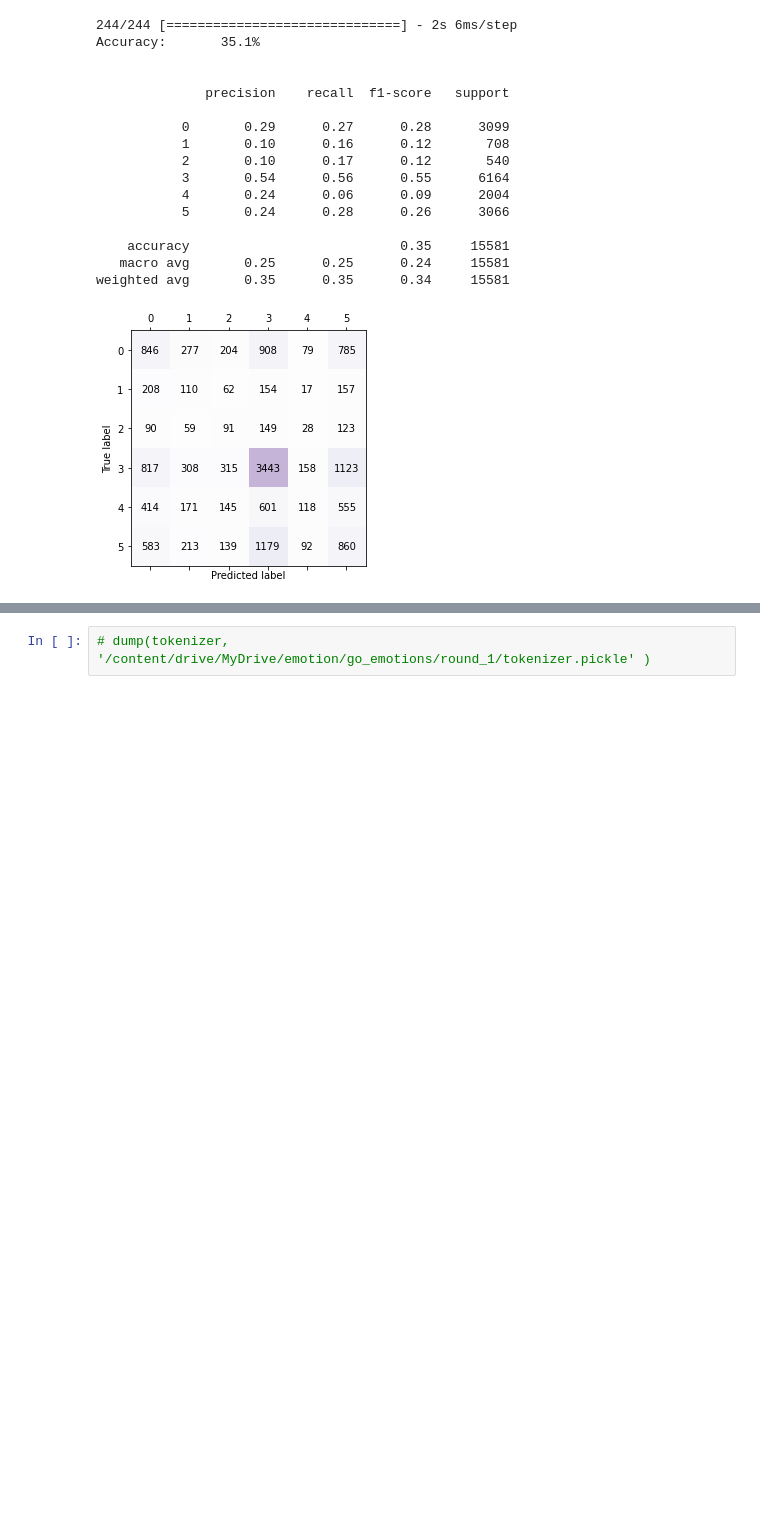
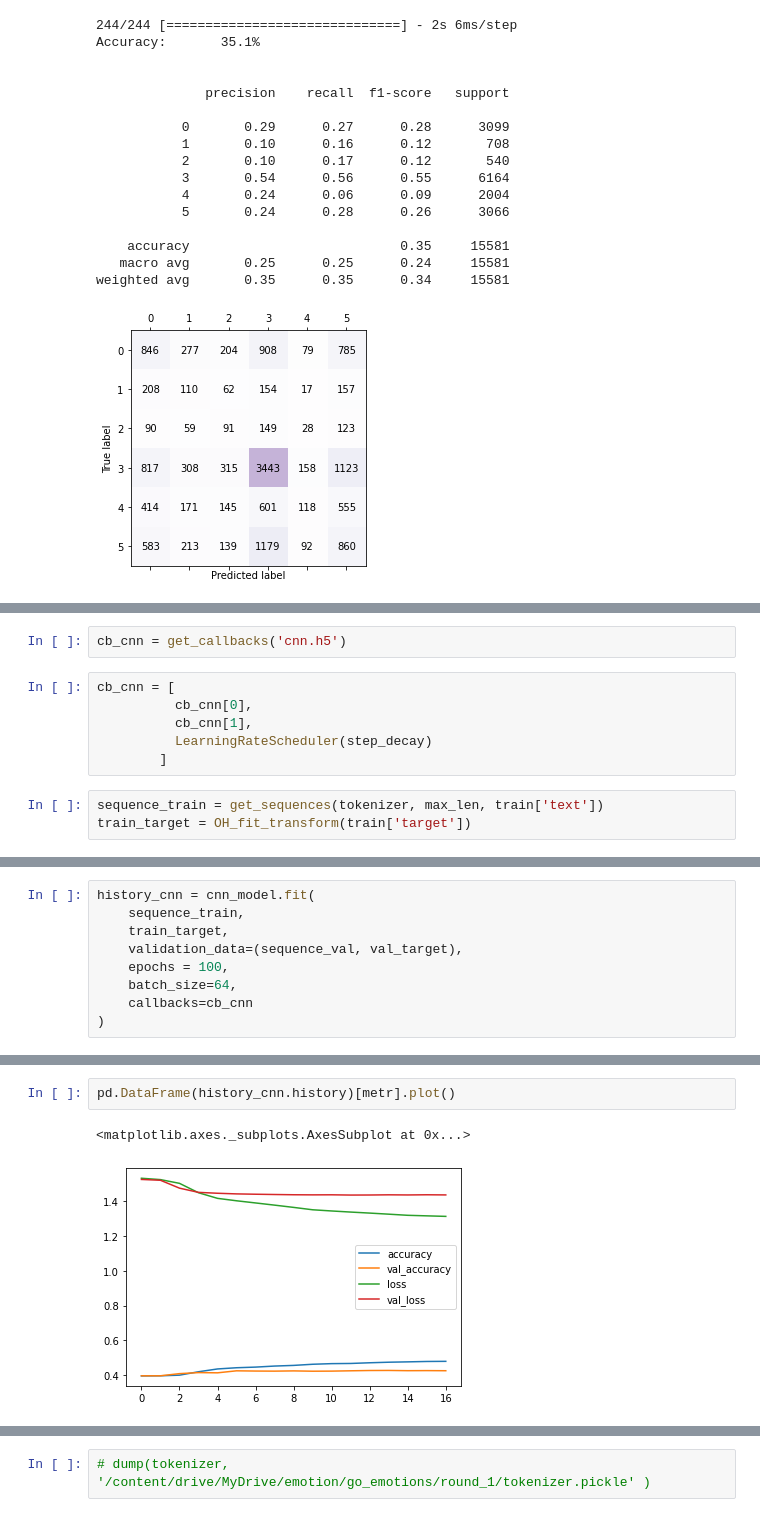
Before and after one commit to ppkgtmm/emotion, a Jupyter notebook: sample_emo.ipynb, the cells around one changed output, grey strips where cells are left out. Saved outputs shown, nothing was run; the diff lists cells and outputs as text; blank space fills up the shorter version.

```diff
--- a/sample_emo.ipynb
+++ b/sample_emo.ipynb
@@ -535,0 +591,11 @@ weighted avg       0.35      0.35      0.34     15581
+# %%
+cb_cnn = get_callbacks('cnn.h5')
+# %%
+cb_cnn = [
+          cb_cnn[0],
+          cb_cnn[1],
+          LearningRateScheduler(step_decay)
+        ]
+# %%
+sequence_train = get_sequences(tokenizer, max_len, train['text'])
+train_target = OH_fit_transform(train['target'])
@@ -535,0 +615,9 @@ weighted avg       0.35      0.35      0.34     15581
+# %%
+history_cnn = cnn_model.fit(
+    sequence_train,
+    train_target,
+    validation_data=(sequence_val, val_target),
+    epochs = 100,
+    batch_size=64,
+    callbacks=cb_cnn
+)
@@ -535,0 +642,5 @@ weighted avg       0.35      0.35      0.34     15581
+# %%
+pd.DataFrame(history_cnn.history)[metr].plot()
+# %% [output]
+<matplotlib.axes._subplots.AxesSubplot at 0x...>
+[figure, added]
```
Also changed, not shown: parts of 8 cells of this notebook.
